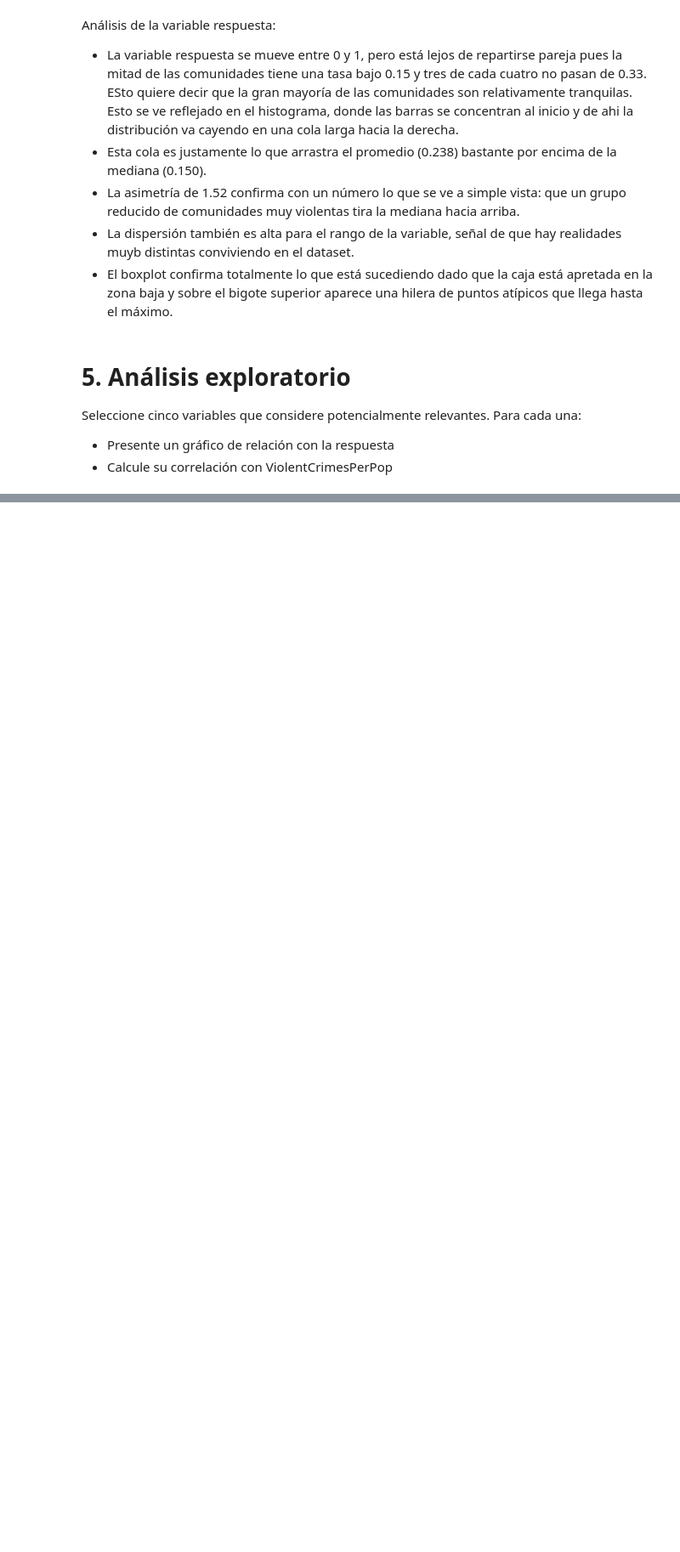
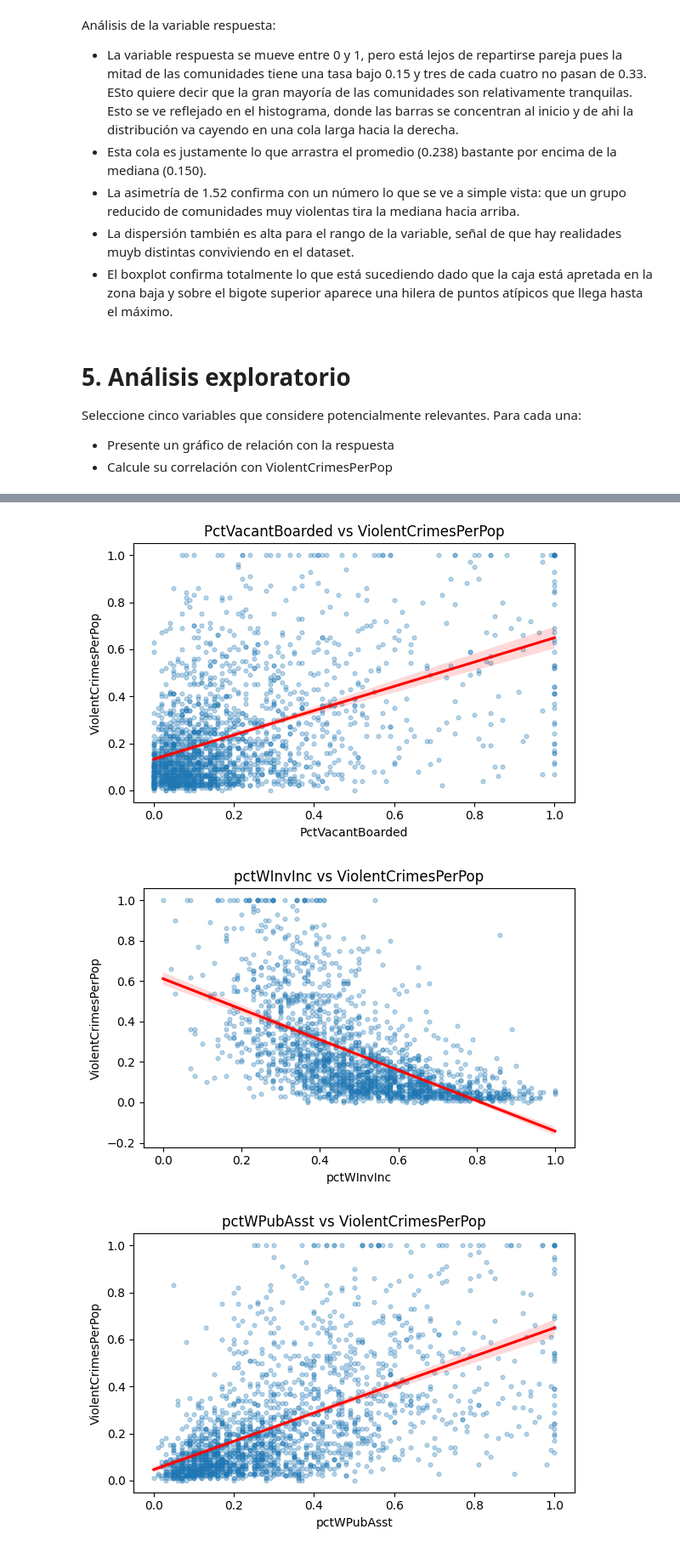
Before and after one commit to tomsolisesp/MagisterIA-UAI--MachineLearning1, a Jupyter notebook: Tarea_Machine_Learning_1.ipynb, the cells around one changed output, grey strips where cells are left out. Shown at 85% size. Cells and saved outputs as stored; diff of their text form; code cells hidden in the pictures; blank space fills up the shorter version.

```diff
--- a/Tarea_Machine_Learning_1.ipynb
+++ b/Tarea_Machine_Learning_1.ipynb
@@ -251,0 +264,18 @@ Seleccione cinco variables que considere potencialmente relevantes. Para cada un
+# %%
+variables_seleccionadas = ['PctVacantBoarded', 'pctWInvInc', 'pctWPubAsst', 'TotalPctDiv', 'PctHousNoPhone']
+
+for var in variables_seleccionadas:
+  r = X_predictivas[var].corr(y)
+  plt.figure(figsize=(6,4))
+  sns.regplot(x=X_predictivas[var], y=y,
+              scatter_kws={'alpha': 0.3, 's': 12},
+              line_kws={'color': 'red'})
+  plt.title(f'{var} vs ViolentCrimesPerPop')
+  plt.xlabel(var)
+  plt.ylabel('ViolentCrimesPerPop')
+  plt.tight_layout()
+  plt.show()
+# %% [output]
+[figure, added]
+[figure, added]
+[figure, added]
```
Also changed, not shown: parts of 6 cells of this notebook.
